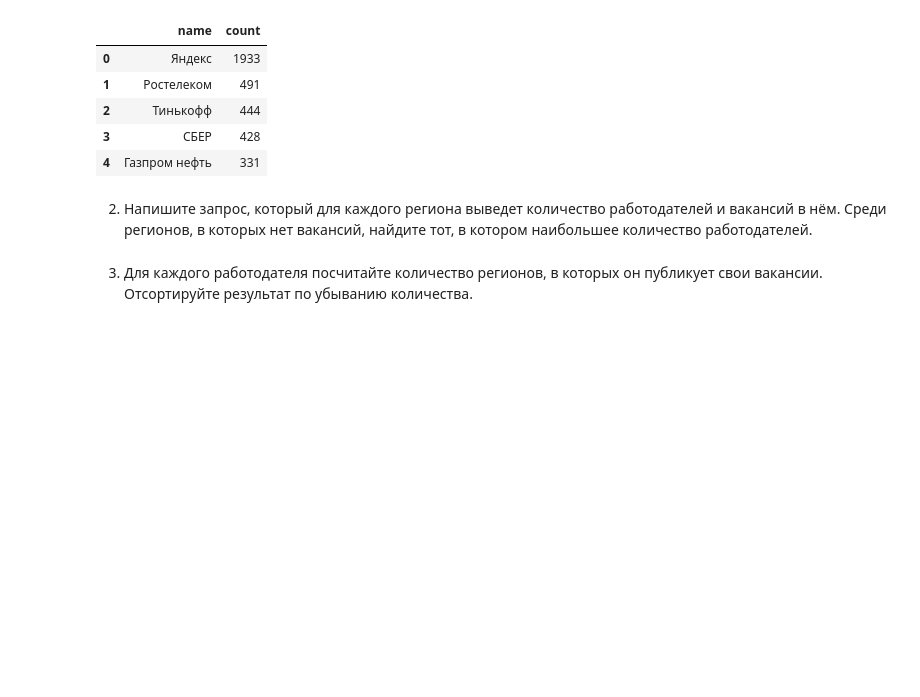
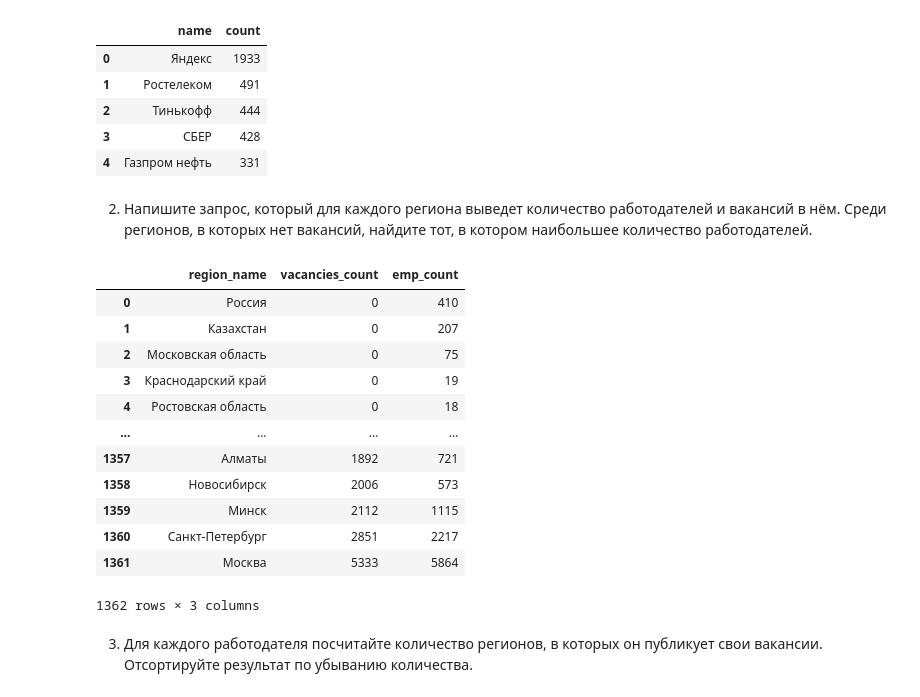
Before and after one commit to NikolayRevenkov/SF_DS, a Jupyter notebook: Project_2/Project_2.ipynb, the cells around one changed output. Cells and saved outputs as stored; diff of their text form; code cells hidden in the pictures; blank space fills up the shorter version.

```diff
--- a/Project_2/Project_2.ipynb
+++ b/Project_2/Project_2.ipynb
@@ -245,16 +245,39 @@ df
 Среди регионов, в которых нет вакансий, найдите тот, в котором наибольшее количество работодателей.
 # %%
 # текст запроса
-query_13 = f'''SELECT ar.name region_name,
-COUNT(distinct(em.id)) employer_count,
+query_13 = f'''SELECT pr.region_name,
+pr.vacancies_count,
+COUNT(emp.id) emp_count
+FROM
+
+(SELECT
+ar.id,
+ar.name region_name,
 COUNT(va.id) vacancies_count
 FROM PUBLIC.areas ar
-LEFT JOIN PUBLIC.employers em ON em.area=ar.id
-LEFT JOIN PUBLIC.vacancies va ON va.employer_id=em.id
-GROUP by ar.name
-ORDER BY 2 desc
+left join PUBLIC.vacancies va ON va.area_id=ar.id
+GROUP by ar.name, ar.id
+ORDER BY 3 DESC) AS pr
+
+left JOIN PUBLIC.employers emp ON emp.area=pr.id
+GROUP BY pr.region_name, pr.vacancies_count
+ORDER BY 2,3 desc
 '''
 df = pd.read_sql_query(query_13, connection)
 df
+# %% [output]
+|  | region_name | vacancies_count | emp_count |
+| 0 | Россия | 0 | 410 |
+| 1 | Казахстан | 0 | 207 |
+| 2 | Московская область | 0 | 75 |
+| 3 | Краснодарский край | 0 | 19 |
+| 4 | Ростовская область | 0 | 18 |
+| ... | ... | ... | ... |
+| 1357 | Алматы | 1892 | 721 |
+| 1358 | Новосибирск | 2006 | 573 |
+| 1359 | Минск | 2112 | 1115 |
+| 1360 | Санкт-Петербург | 2851 | 2217 |
+| 1361 | Москва | 5333 | 5864 |
+1362 rows × 3 columns
 # %%
 # результат запроса
```
Also changed, not shown: parts of 6 cells of this notebook.
